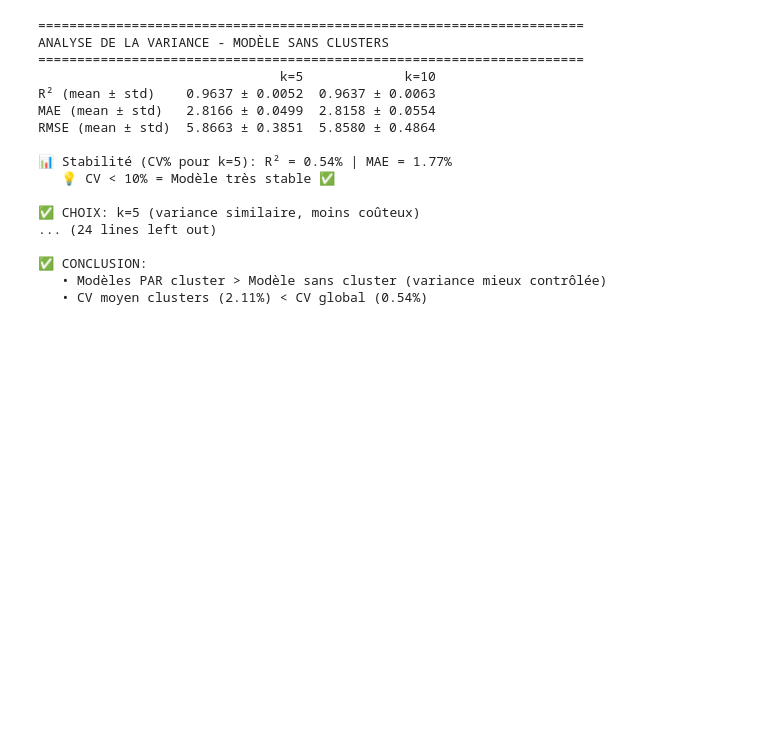
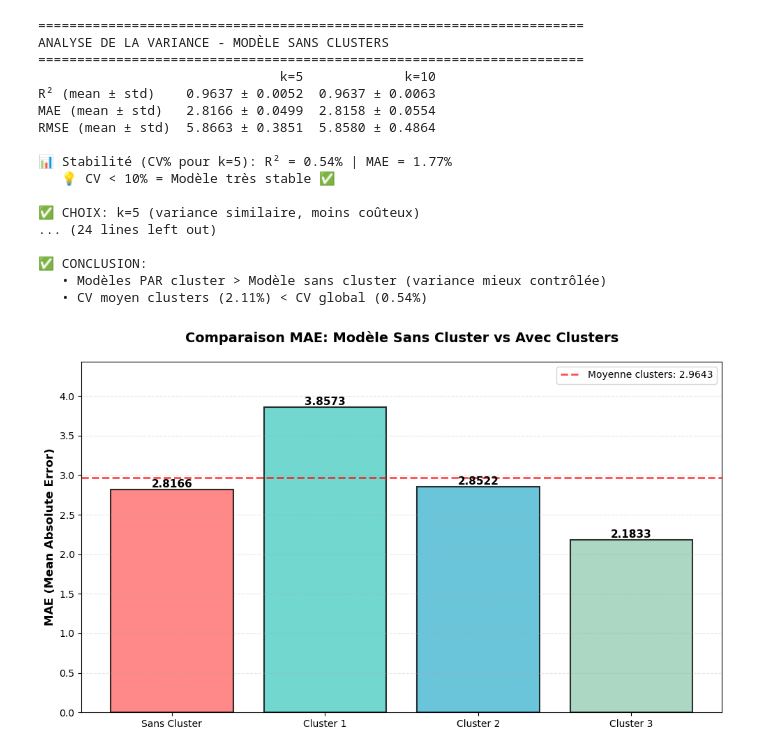
Before and after one commit to Hafaiedh-Habib/Machine-Learning-Project, a Jupyter notebook: Projet.ipynb, the cells around one changed output. Drawn from its saved outputs; the diff is of its cells as text; code cells hidden in the pictures; blank space fills up the shorter version.

```diff
--- a/Projet.ipynb
+++ b/Projet.ipynb
@@ -1670,3 +1670,50 @@ RMSE (mean ± std)  5.8663 ± 0.3851  5.8580 ± 0.4864
 ✅ CONCLUSION:
    • Modèles PAR cluster > Modèle sans cluster (variance mieux contrôlée)
    • CV moyen clusters (2.11%) < CV global (0.54%)
+# %%
+# Données MAE
+mae_sans_cluster = mae_scores_5.mean()
+mae_cluster1 = mae_5.mean()  # À récupérer depuis la boucle cluster_id=1
+mae_cluster2 = mae_5.mean()  # À récupérer depuis la boucle cluster_id=2
+mae_cluster3 = mae_5.mean()  # À récupérer depuis la boucle cluster_id=3
+
+# Récupérer les MAE de chaque cluster (à ajouter dans la boucle)
+mae_clusters = []
+for cluster_id in [1, 2, 3]:
+    df_cluster = df_sample[df_sample['cluster_final'] == cluster_id]
+    X_cluster = df_cluster[['trip_duration', 'distance_traveled', 'num_of_passengers']]
+    y_cluster = df_cluster['fare']
+    mae_5_cluster = -cross_val_score(model, X_cluster, y_cluster, cv=5, scoring='neg_mean_absolute_error')
+    mae_clusters.append(mae_5_cluster.mean())
+
+# Créer le barplot
+labels = ['Sans Cluster', 'Cluster 1', 'Cluster 2', 'Cluster 3']
+mae_values = [mae_sans_cluster] + mae_clusters
+
+plt.figure(figsize=(10, 6))
+bars = plt.bar(labels, mae_values, color=['#FF6B6B', '#4ECDC4', '#45B7D1', '#96CEB4'],
+               edgecolor='black', linewidth=1.5, alpha=0.8)
+
+# Ajouter les valeurs sur les barres
+for i, (bar, val) in enumerate(zip(bars, mae_values)):
+    height = bar.get_height()
+    plt.text(bar.get_x() + bar.get_width()/2., height,
+             f'{val:.4f}',
+             ha='center', va='bottom', fontweight='bold', fontsize=11)
+
+plt.ylabel('MAE (Mean Absolute Error)', fontsize=12, fontweight='bold')
+plt.title('Comparaison MAE: Modèle Sans Cluster vs Avec Clusters',
+          fontsize=14, fontweight='bold', pad=20)
+plt.grid(axis='y', alpha=0.3, linestyle='--')
+plt.ylim(0, max(mae_values) * 1.15)
+
+# Ajouter une ligne de référence pour la moyenne des clusters
+avg_clusters = np.mean(mae_clusters)
+plt.axhline(y=avg_clusters, color='red', linestyle='--', linewidth=2,
+            label=f'Moyenne clusters: {avg_clusters:.4f}', alpha=0.7)
+plt.legend(fontsize=10)
+
+plt.tight_layout()
+plt.show()
+# %% [output]
+[figure, added]
```
Also changed, not shown: parts of 1 cell of this notebook.
